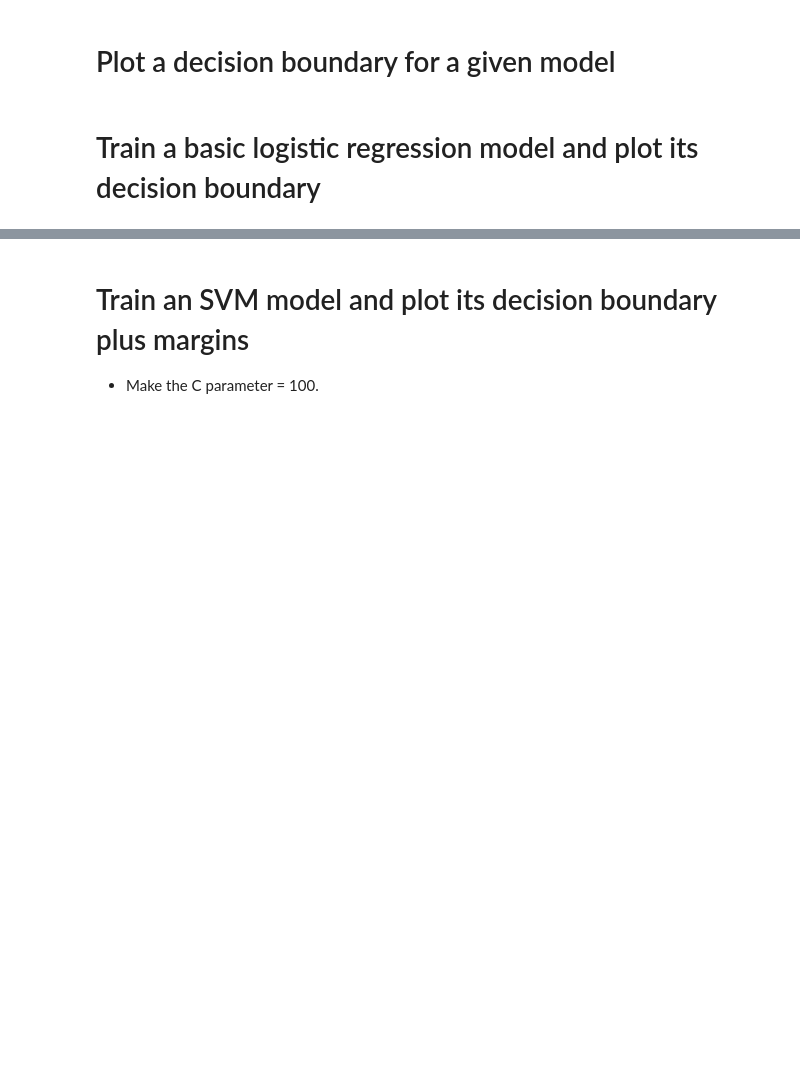
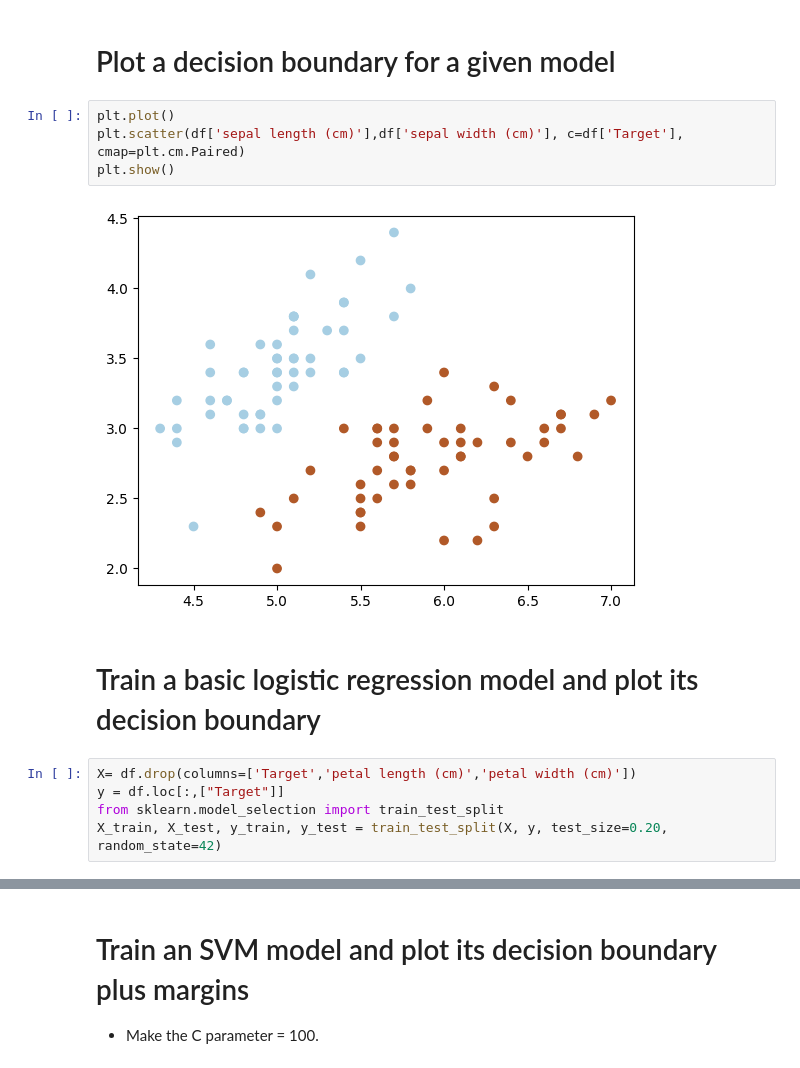
Before and after one commit to Tuwaiq-Data-Science-Bootcamp-V5/SVM_Lab1, a Jupyter notebook: SVMs-Iris.ipynb, the cells around one changed output, grey strips where cells are left out. Cells and saved outputs as stored; diff of their text form; blank space fills up the shorter version.

```diff
--- a/SVMs-Iris.ipynb
+++ b/SVMs-Iris.ipynb
@@ -48,4 +126,15 @@ Libraries used in this project:
 # %% [markdown]
 # Plot a decision boundary for a given model
+# %%
+plt.plot()
+plt.scatter(df['sepal length (cm)'],df['sepal width (cm)'], c=df['Target'], cmap=plt.cm.Paired)
+plt.show()
+# %% [output]
+[figure, added]
 # %% [markdown]
 # Train a basic logistic regression model and plot its decision boundary
+# %%
+X= df.drop(columns=['Target','petal length (cm)','petal width (cm)'])
+y = df.loc[:,["Target"]]
+from sklearn.model_selection import train_test_split
+X_train, X_test, y_train, y_test = train_test_split(X, y, test_size=0.20, random_state=42)
```
Also changed, not shown: parts of 25 cells of this notebook.
